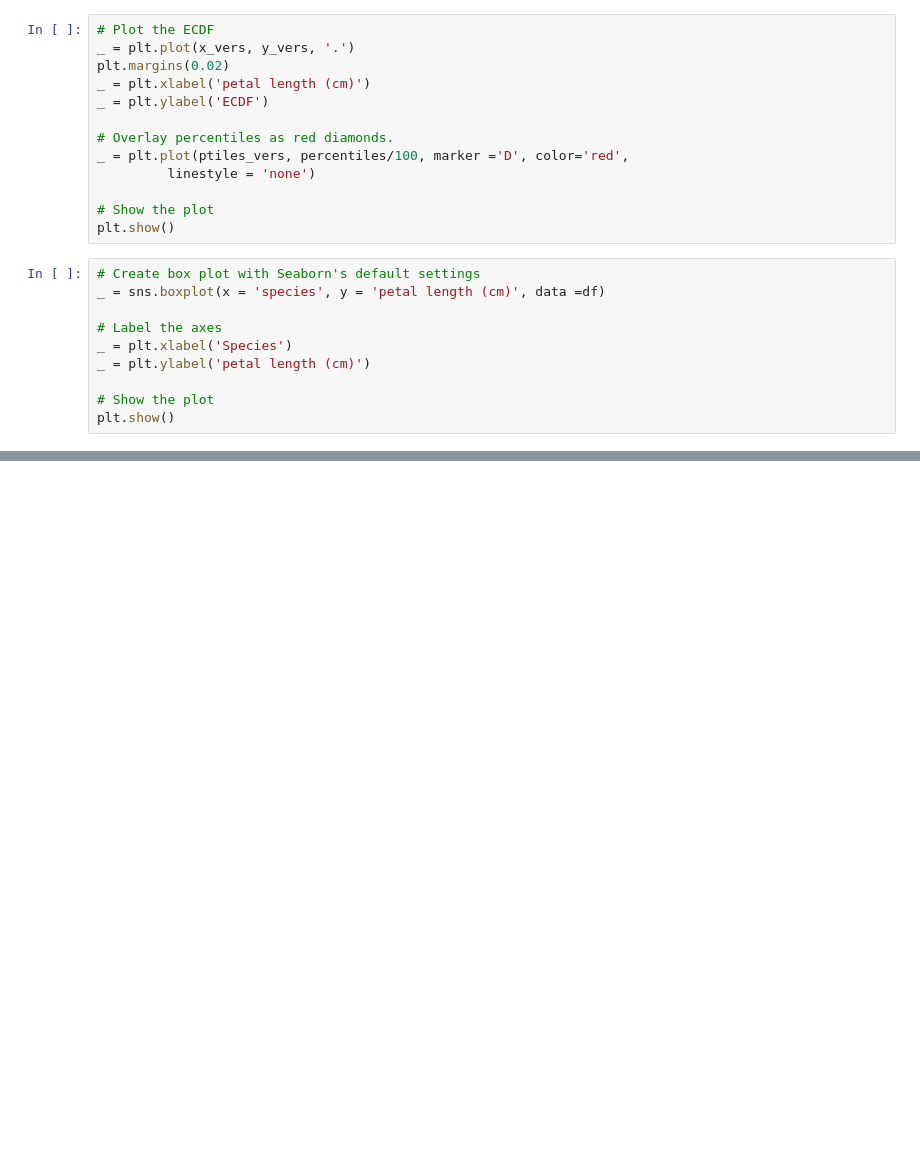
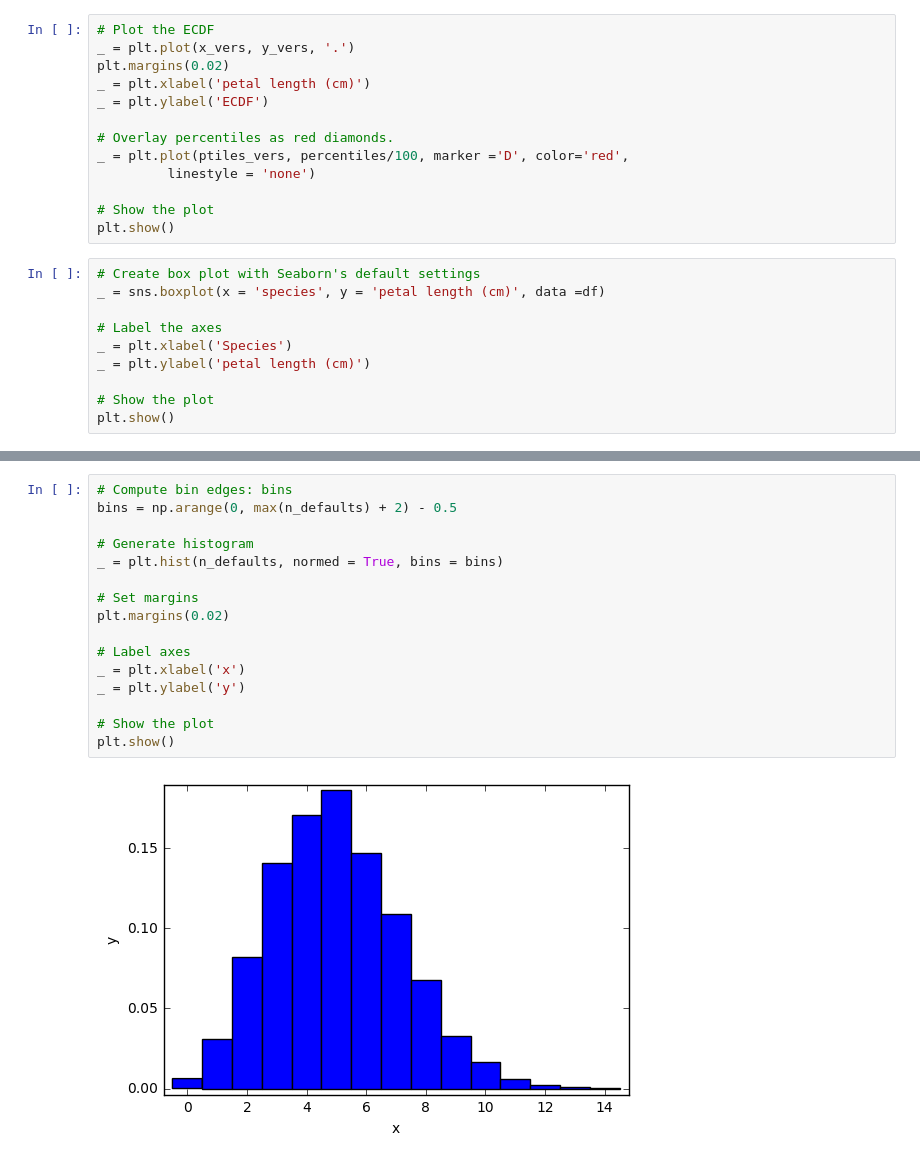
Before and after one commit to e-arslan/Python-Courses, a Jupyter notebook: EDA.ipynb, the cells around one changed output, grey strips where cells are left out. Saved outputs shown, nothing was run; the diff lists cells and outputs as text; blank space fills up the shorter version.

```diff
--- a/EDA.ipynb
+++ b/EDA.ipynb
@@ -135,0 +272,18 @@ plt.show()
+# %%
+# Compute bin edges: bins
+bins = np.arange(0, max(n_defaults) + 2) - 0.5
+
+# Generate histogram
+_ = plt.hist(n_defaults, normed = True, bins = bins)
+
+# Set margins
+plt.margins(0.02)
+
+# Label axes
+_ = plt.xlabel('x')
+_ = plt.ylabel('y')
+
+# Show the plot
+plt.show()
+# %% [output]
+[figure, added]
```
Also changed, not shown: parts of 17 cells of this notebook.
